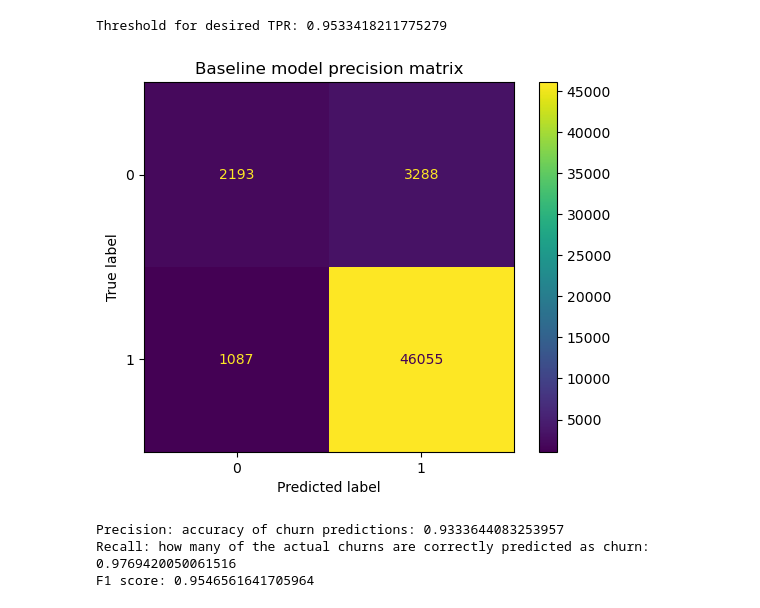
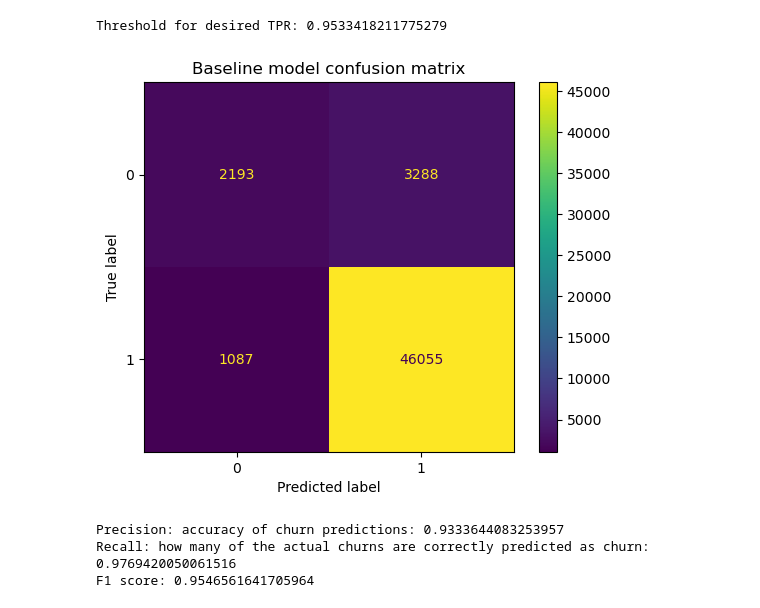
Before and after one commit to mauricio-morenor/churn-prediction-model, a Jupyter notebook: notebooks/03-it1-pre-processing.ipynb, the cells around one changed output. Drawn from its saved outputs; the diff is of its cells as text; code cells hidden in the pictures.

```diff
--- a/notebooks/03-it1-pre-processing.ipynb
+++ b/notebooks/03-it1-pre-processing.ipynb
@@ -157,11 +157,11 @@ Threshold for desired TPR: 0.9533418211775279
 # %%
 # Confusion matrix
 cm = confusion_matrix(y_testbl, fittedgrid.predict(X_testbl), labels=fittedgrid.best_estimator_.classes_)
 disp = ConfusionMatrixDisplay(confusion_matrix=cm, display_labels=fittedgrid.best_estimator_.classes_)
 disp.plot()
-plt.title("Baseline model precision matrix")
+plt.title("Baseline model confusion matrix")
 plt.show()
 # %% [output]
-[figure, old version]
+[figure, new version]
 # %%
 
```
Also changed, not shown: parts of 7 cells of this notebook, 3 other files.
